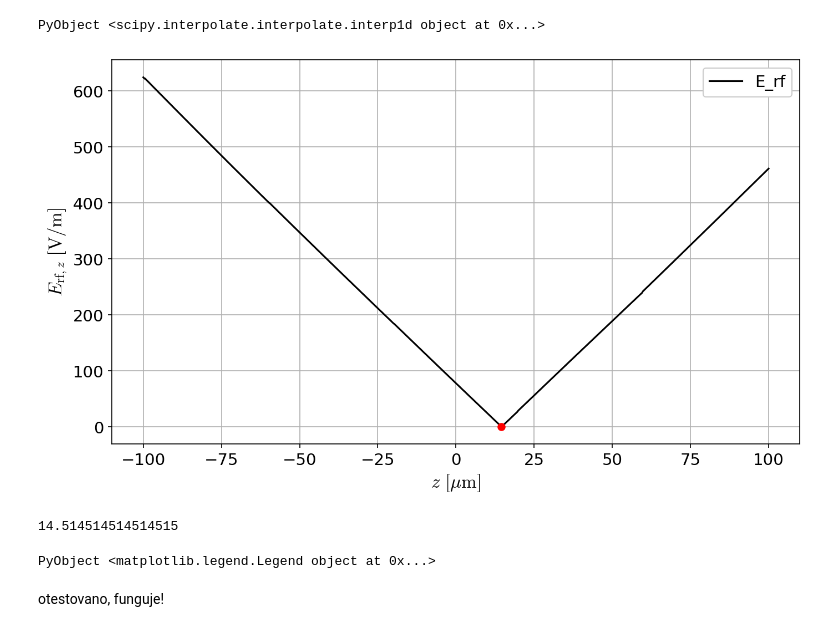
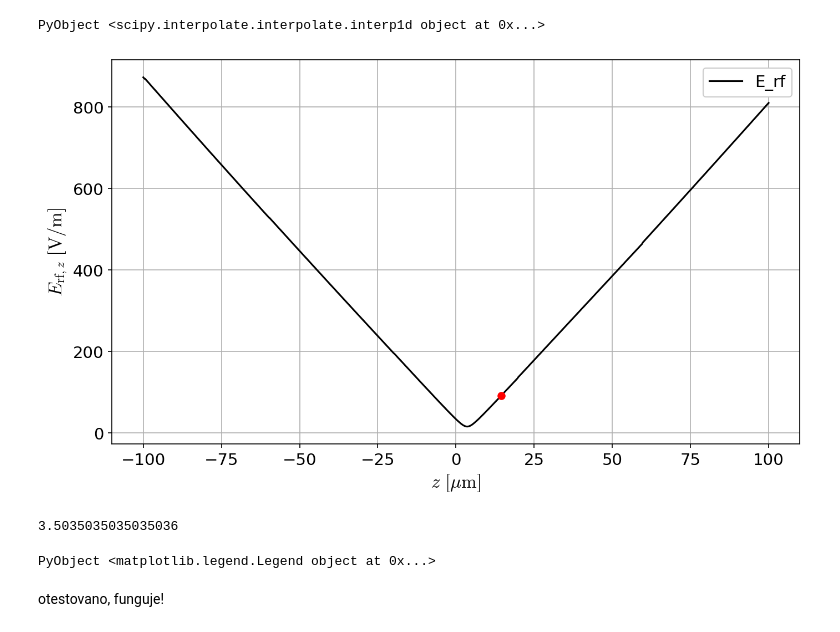
Before and after one commit to dvadlejch/Julia_vypocty_diplomka, a Jupyter notebook: axial_E_field/axialni_E_obecne_numdata_vsechnyel.ipynb, the cells around one changed output. Drawn from its saved outputs; the diff is of its cells as text; code cells hidden in the pictures.

```diff
--- a/axial_E_field/axialni_E_obecne_numdata_vsechnyel.ipynb
+++ b/axial_E_field/axialni_E_obecne_numdata_vsechnyel.ipynb
@@ -148,26 +148,28 @@ E_field_rad_jedna = py"pyinterp"(z_data, E_field_rad_data_jedna)
 PyObject <scipy.interpolate.interpolate.interp1d object at 0x...>
 # %%
 # napeti a faze na elektrodach pasti
-Vrf_1 = 550
-Vrf_3 = 550
+Vrf_1 = 766.84186989
+Vrf_3 = 766.84186989
 Vrf_2 = 0
 Vrf_4 = 0
-Vrf_5 = 31.
-Vrf_6 = 50
+Vrf_5 = 31.5
+Vrf_6 = 31.5
 Vrf = [Vrf_1, Vrf_2, Vrf_3, Vrf_4, Vrf_5, Vrf_6]
 
 U_dc_5 = 576.89
 U_dc_6 = 423.11
+# U_dc_5 = 500
+# U_dc_6 = 500
 
 phi_1 = 0
 phi_2 = 0
 phi_3 = 0
 phi_4 = 0
 phi_5 = 0
-phi_6 = 0
+phi_6 = 0.1
 phi = [phi_1, phi_2, phi_3, phi_4, phi_5, phi_6];
 delta_z_ax = [-40, -40]*1e-3 # delta z 5, delta z 6  v [mm]   + znamena posuv ve smeru osy z pro obe elektrody
-#delta_z_ax = [0, 0] # delta z 5, delta z 6
+# delta_z_ax = [0, 0] # delta z 5, delta z 6
 
 # superpozice poli
 rad_amp = sum( Vrf[1:4] .* exp.(phi[1:4] * 1im ) )
@@ -195,35 +197,35 @@ z_pos_iont = z_range[ min_ind ] # pozice iontu
 
 #poloha uzlu RF pole
 z_rf_node = z_range[ argmin(E_rf_amp) ]
 print(z_rf_node*1e3)
 
 # plot
 #plot
 my_dpi = 150
 siz = 100
 sizex = 16*siz
 sizey = 9*siz
 
 figure(figsize=(sizex/my_dpi, sizey/my_dpi), dpi=my_dpi)
 
 x=gca()
 
 #line1 = x.plot(z_data[convert(Int64,round(leng_data/4)):convert(Int64,round(3*leng_data/4))]*1e3,
 #    E_rf_amp[convert(Int64,round(leng_data/4)):convert(Int64,round(3*leng_data/4))], color="black", label="E_rad")
 
 line1 = x.plot(z_range*1e3,E_rf_amp, color="black", label="E_rf")
 line2 = x.plot(z_pos_iont*1e3, E_rf_amp[min_ind], "o", color="red")
 # line2 = x.plot(z_data[round(Int64,1*leng_data/3):round(Int64,2*leng_data/3)]*1e3,
 #     E_rf_amp_aux[round(Int64,1*leng_data/3):round(Int64,2*leng_data/3)], color="blue", label="E_z")
 
 x.set_xlabel(L"z \,\, \rm{[\rm{\mu} m]}", fontsize=16)
 x.set_ylabel(L"E_{\rm{rf},\it{z}} \, \, \rm{[V/m]}", fontsize=16)
 
 x.grid()
 x.legend(framealpha=1)
 # %% [output]
-[figure, old version]
+[figure, new version]
-14.514514514514515
+3.5035035035035036
 PyObject <matplotlib.legend.Legend object at 0x...>
 # %% [markdown]
 otestovano, funguje!
```
Also changed, not shown: parts of 6 cells of this notebook.
